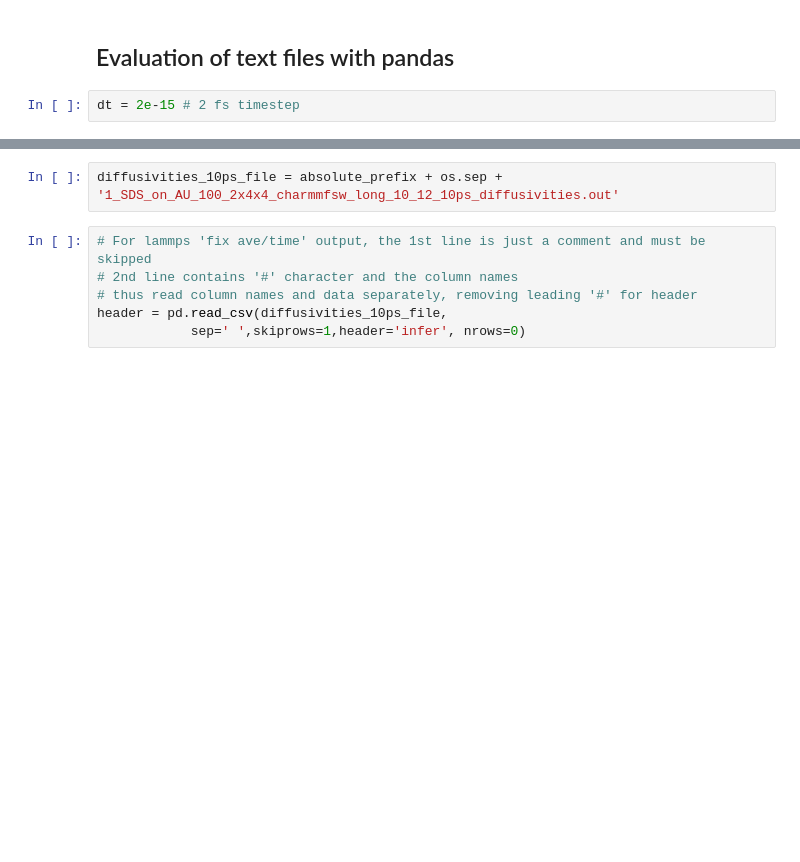
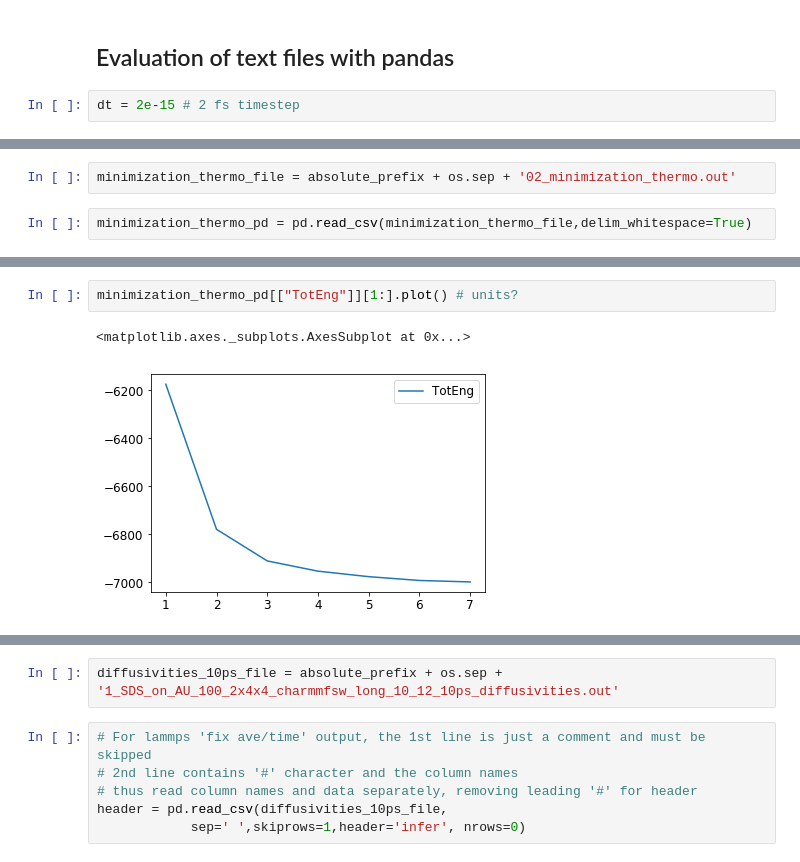
Before and after one commit to jotelha/jlhphd, a Jupyter notebook: postprocessing.ipynb, the cells around one changed output, grey strips where cells are left out. Saved outputs shown, nothing was run; the diff lists cells and outputs as text; blank space fills up the shorter version.

Commit message:
Nice, separate thermo output

```diff
--- a/postprocessing.ipynb
+++ b/postprocessing.ipynb
@@ -107,0 +110,4 @@ dt = 2e-15 # 2 fs timestep
+# %%
+minimization_thermo_file = absolute_prefix + os.sep + '02_minimization_thermo.out'
+# %%
+minimization_thermo_pd = pd.read_csv(minimization_thermo_file,delim_whitespace=True)
@@ -107,0 +126,5 @@ dt = 2e-15 # 2 fs timestep
+# %%
+minimization_thermo_pd[["TotEng"]][1:].plot() # units?
+# %% [output]
+<matplotlib.axes._subplots.AxesSubplot at 0x...>
+[figure, added]
```
Also changed, not shown: parts of 27 cells of this notebook, 15 other files.
